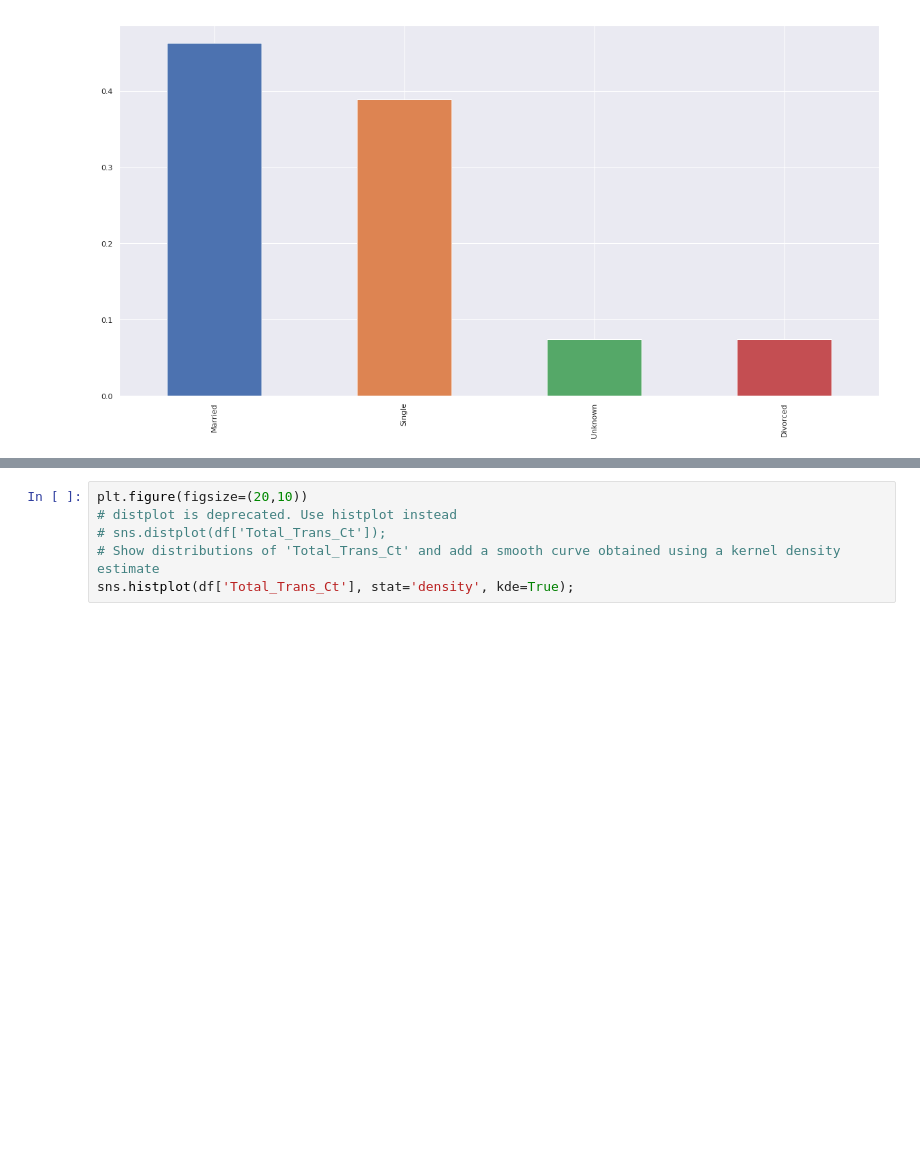
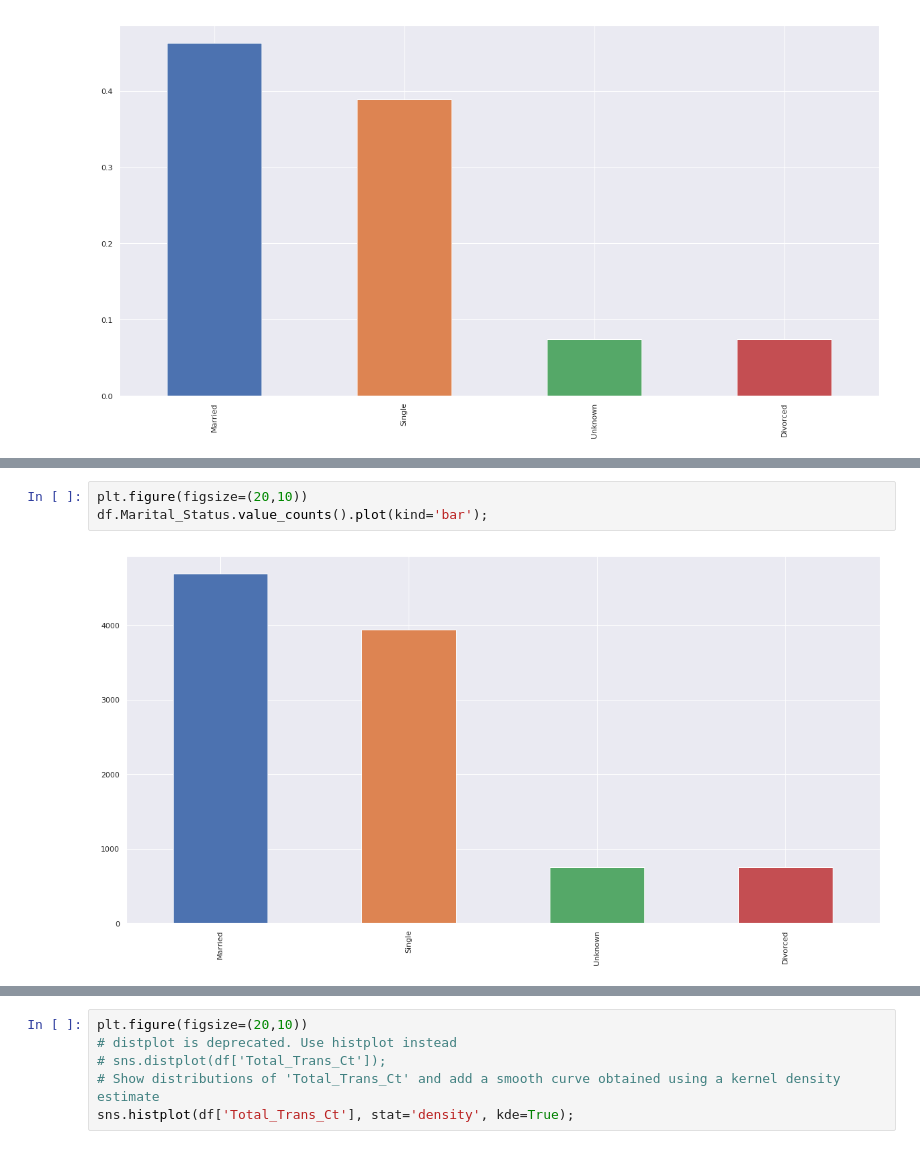
Before and after one commit to LastExile16/ml_devops_udacity, a Jupyter notebook: proj1_cutomer_churn/churn_notebook.ipynb, the cells around one changed output, grey strips where cells are left out. Cells and saved outputs as stored; diff of their text form; blank space fills up the shorter version.

```diff
--- a/proj1_cutomer_churn/churn_notebook.ipynb
+++ b/proj1_cutomer_churn/churn_notebook.ipynb
@@ -113,0 +109,5 @@ SyntaxError: positional argument follows keyword argument (<ipython-input-30-5c3
+# %%
+plt.figure(figsize=(20,10))
+df.Marital_Status.value_counts().plot(kind='bar');
+# %% [output]
+[figure, added]
```
Also changed, not shown: parts of 2 cells of this notebook, 6 other files.
